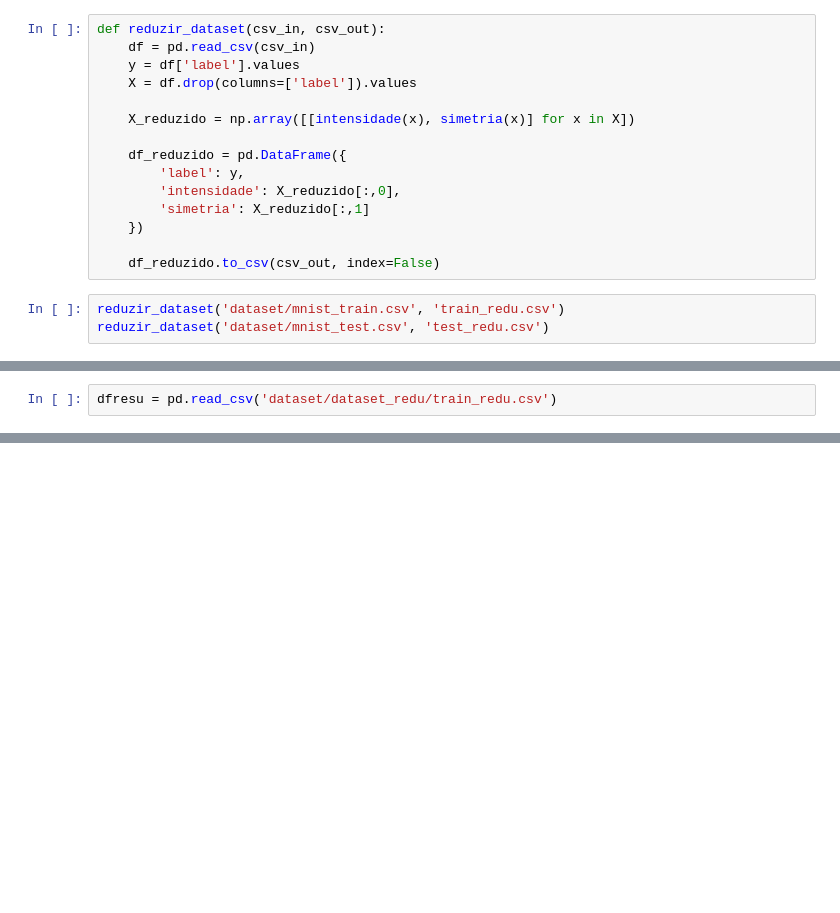
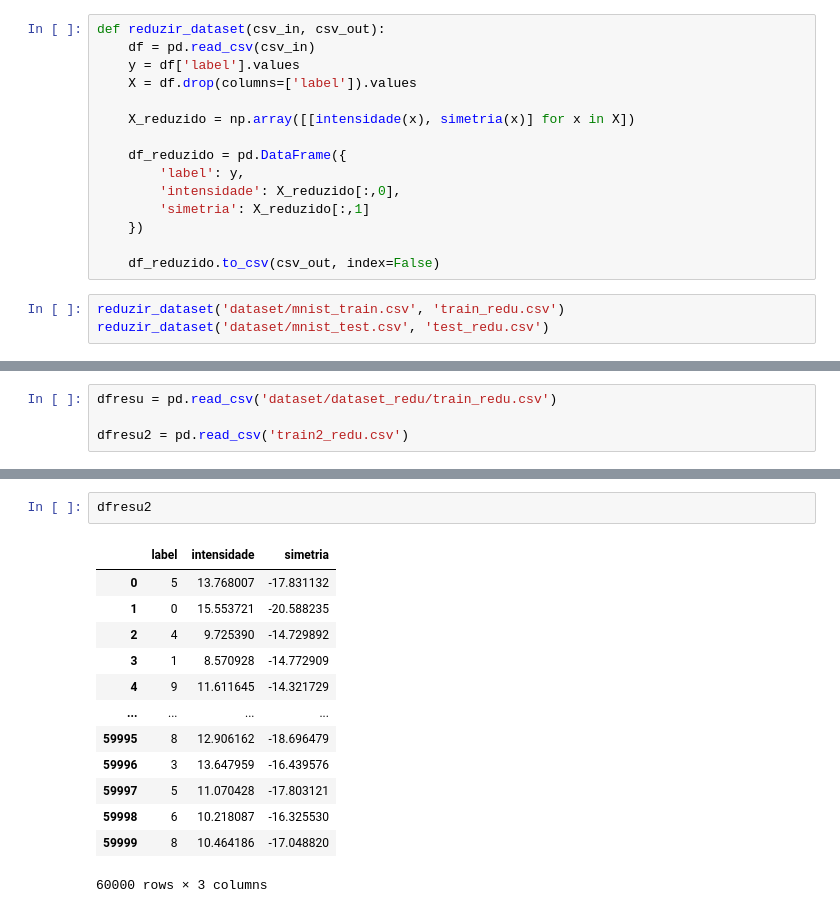
Before and after one commit to Gusttavoafonso/Projeto_1_ML, a Jupyter notebook: Reducao_de_dimensao.ipynb, the cells around one changed output, grey strips where cells are left out. Drawn from its saved outputs; the diff is of its cells as text; blank space fills up the shorter version.

```diff
--- a/Reducao_de_dimensao.ipynb
+++ b/Reducao_de_dimensao.ipynb
@@ -163,5 +184,7 @@ reduzir_dataset('dataset/mnist_test.csv', 'test_redu.csv')
 # %%
 dfresu = pd.read_csv('dataset/dataset_redu/train_redu.csv')
+
+dfresu2 = pd.read_csv('train2_redu.csv')
 # %%
 dfresu
 # %% [output]
@@ -180,4 +203,20 @@ dfresu
 60000 rows × 3 columns
+# %%
+dfresu2
+# %% [output]
+|  | label | intensidade | simetria |
+| 0 | 5 | 13.768007 | -17.831132 |
+| 1 | 0 | 15.553721 | -20.588235 |
+| 2 | 4 | 9.725390 | -14.729892 |
+| 3 | 1 | 8.570928 | -14.772909 |
+| 4 | 9 | 11.611645 | -14.321729 |
+| ... | ... | ... | ... |
+| 59995 | 8 | 12.906162 | -18.696479 |
+| 59996 | 3 | 13.647959 | -16.439576 |
+| 59997 | 5 | 11.070428 | -17.803121 |
+| 59998 | 6 | 10.218087 | -16.325530 |
+| 59999 | 8 | 10.464186 | -17.048820 |
+60000 rows × 3 columns
 # %%
 df = dfresu
 
```
Also changed, not shown: parts of 8 cells of this notebook.
